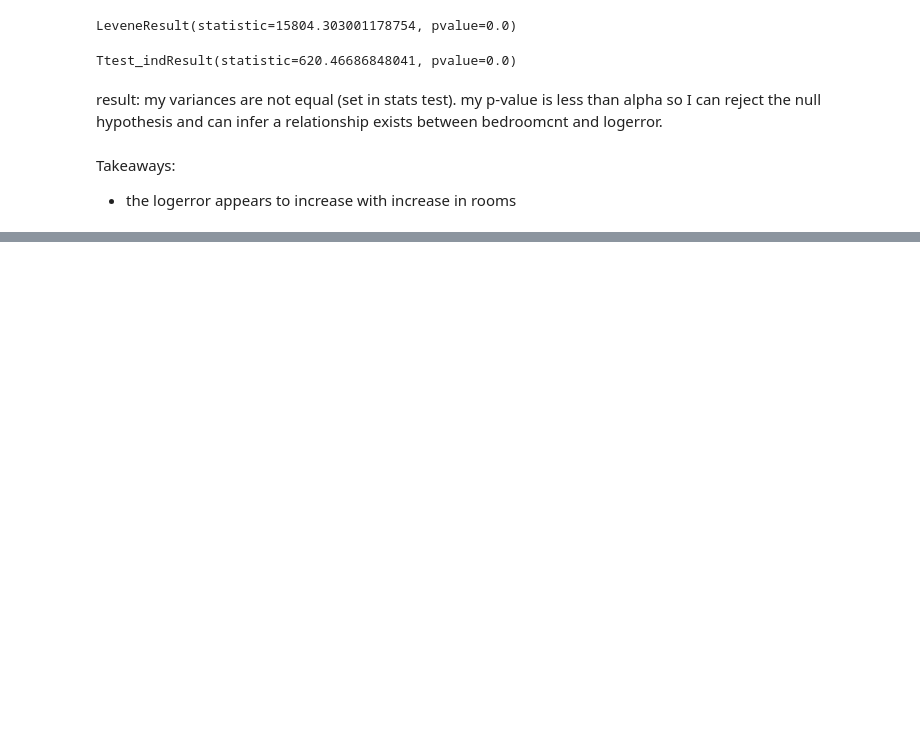
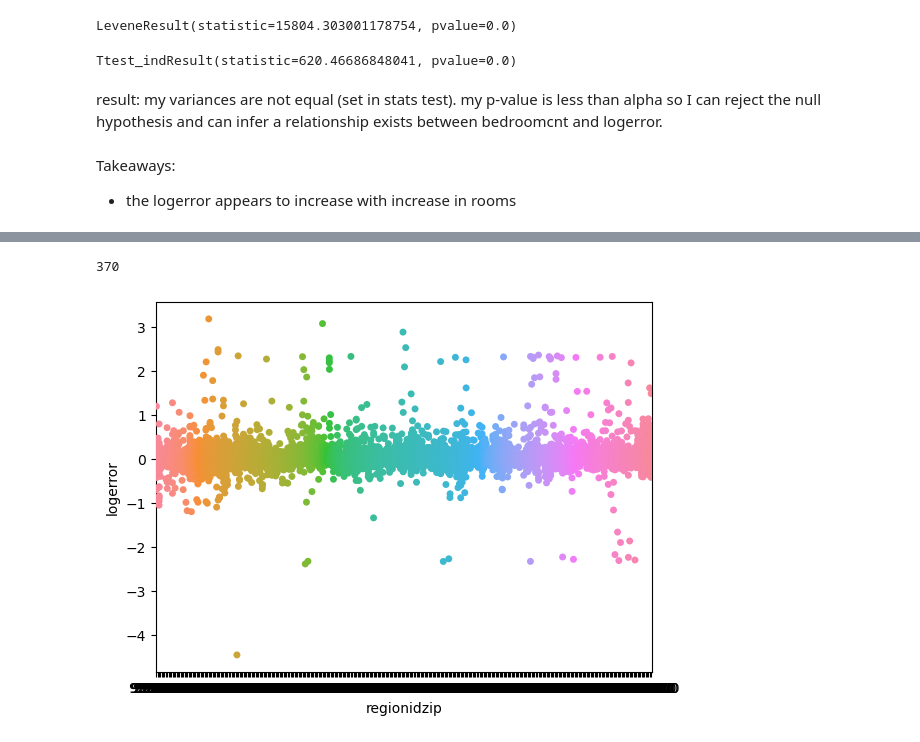
Before and after one commit to Andrew-Casey/clustering_exercises, a Jupyter notebook: Explore_Zillow.ipynb, the cells around one changed output, grey strips where cells are left out. Drawn from its saved outputs; the diff is of its cells as text; code cells hidden in the pictures; blank space fills up the shorter version.

```diff
--- a/Explore_Zillow.ipynb
+++ b/Explore_Zillow.ipynb
@@ -307,0 +322,10 @@ Takeaways:
+# %%
+train.regionidzip.nunique()
+# %% [output]
+370
+# %%
+# Visualize variables
+sns.stripplot(x=train.regionidzip, y=train.logerror)
+plt.show()
+# %% [output]
+[figure, added]
```
Also changed, not shown: parts of 10 cells of this notebook, 4 other files.
